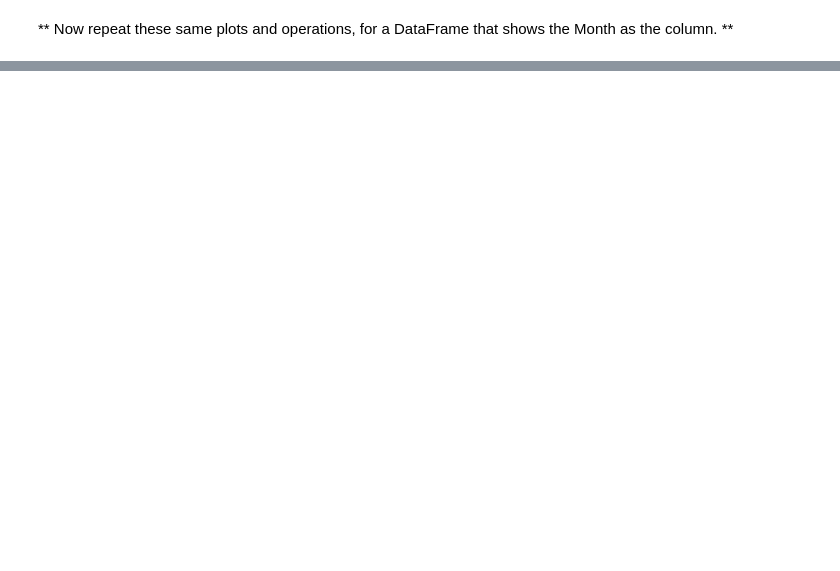
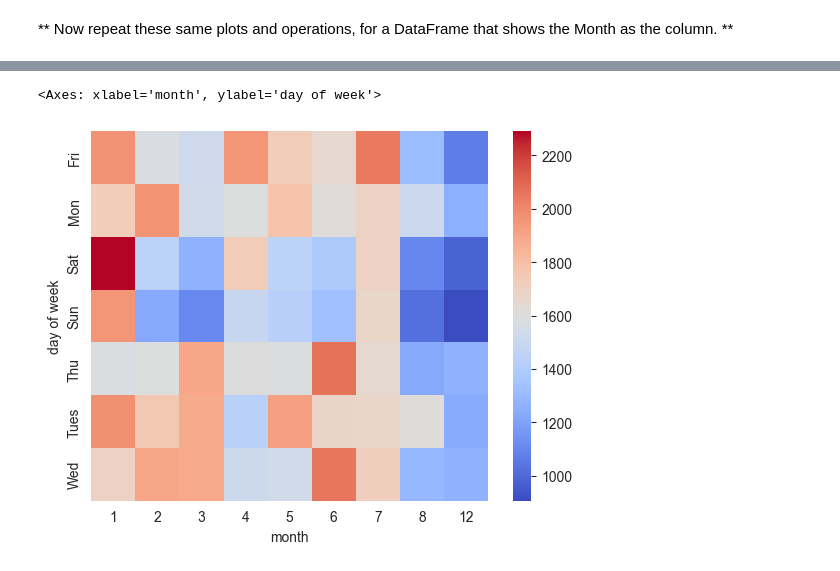
Before and after one commit to eram-f/capstone_project, a Jupyter notebook: 01-911 Calls Data Capstone Project.ipynb, the cells around one changed output, grey strips where cells are left out. Drawn from its saved outputs; the diff is of its cells as text; code cells hidden in the pictures; blank space fills up the shorter version.

```diff
--- a/01-911 Calls Data Capstone Project.ipynb
+++ b/01-911 Calls Data Capstone Project.ipynb
@@ -341,0 +350,3 @@ ValueError: Index contains duplicate entries, cannot reshape
+# %%
+dayMonth = df.groupby(['day of week','month'])['reason'].count().unstack()
+dayMonth.head(10)
@@ -341,0 +363,5 @@ ValueError: Index contains duplicate entries, cannot reshape
+# %%
+sns.heatmap(dayMonth, cmap='coolwarm')
+# %% [output]
+<Axes: xlabel='month', ylabel='day of week'>
+[figure, added]
```
Also changed, not shown: parts of 33 cells of this notebook.
